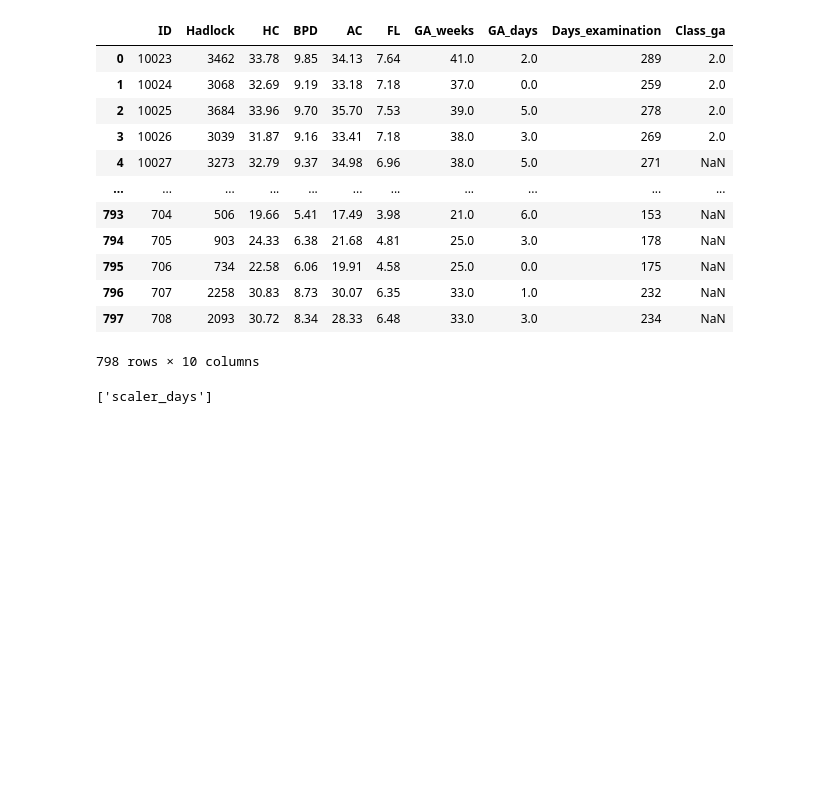
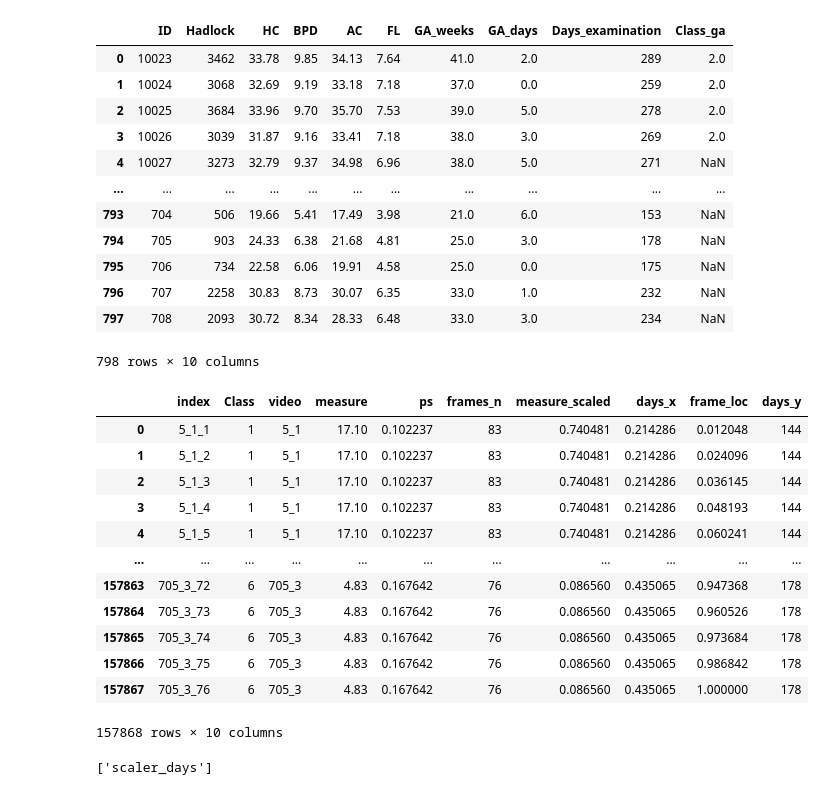
Before and after one commit to karolpustelnik/Fetal-RL, a Jupyter notebook: data_preparation/data_biometry/ete_model/data_prep_reg.ipynb, the cells around one changed output. Saved outputs shown, nothing was run; the diff lists cells and outputs as text; code cells hidden in the pictures; blank space fills up the shorter version.

```diff
--- a/data_preparation/data_biometry/ete_model/data_prep_reg.ipynb
+++ b/data_preparation/data_biometry/ete_model/data_prep_reg.ipynb
@@ -78,3 +78,19 @@ tab_data
 train_data = pd.read_csv('/data/kpusteln/Fetal-RL/data_preparation/data_biometry/ete_model/biometry_train.csv')
 test_data = pd.read_csv('/data/kpusteln/Fetal-RL/data_preparation/data_biometry/ete_model/biometry_test.csv')
 val_data = pd.read_csv('/data/kpusteln/Fetal-RL/data_preparation/data_biometry/ete_model/biometry_val.csv')
+# %%
+train_data
+# %% [output]
+|  | index | Class | video | measure | ps | frames_n | measure_scaled | days_x | frame_loc | days_y |
+| 0 | 5_1_1 | 1 | 5_1 | 17.10 | 0.102237 | 83 | 0.740481 | 0.214286 | 0.012048 | 144 |
+| 1 | 5_1_2 | 1 | 5_1 | 17.10 | 0.102237 | 83 | 0.740481 | 0.214286 | 0.024096 | 144 |
+| 2 | 5_1_3 | 1 | 5_1 | 17.10 | 0.102237 | 83 | 0.740481 | 0.214286 | 0.036145 | 144 |
+| 3 | 5_1_4 | 1 | 5_1 | 17.10 | 0.102237 | 83 | 0.740481 | 0.214286 | 0.048193 | 144 |
+| 4 | 5_1_5 | 1 | 5_1 | 17.10 | 0.102237 | 83 | 0.740481 | 0.214286 | 0.060241 | 144 |
+| ... | ... | ... | ... | ... | ... | ... | ... | ... | ... | ... |
+| 157863 | 705_3_72 | 6 | 705_3 | 4.83 | 0.167642 | 76 | 0.086560 | 0.435065 | 0.947368 | 178 |
+| 157864 | 705_3_73 | 6 | 705_3 | 4.83 | 0.167642 | 76 | 0.086560 | 0.435065 | 0.960526 | 178 |
+| 157865 | 705_3_74 | 6 | 705_3 | 4.83 | 0.167642 | 76 | 0.086560 | 0.435065 | 0.973684 | 178 |
+| 157866 | 705_3_75 | 6 | 705_3 | 4.83 | 0.167642 | 76 | 0.086560 | 0.435065 | 0.986842 | 178 |
+| 157867 | 705_3_76 | 6 | 705_3 | 4.83 | 0.167642 | 76 | 0.086560 | 0.435065 | 1.000000 | 178 |
+157868 rows × 10 columns
```
Also changed, not shown: parts of 5 cells of this notebook, 17 other files.
